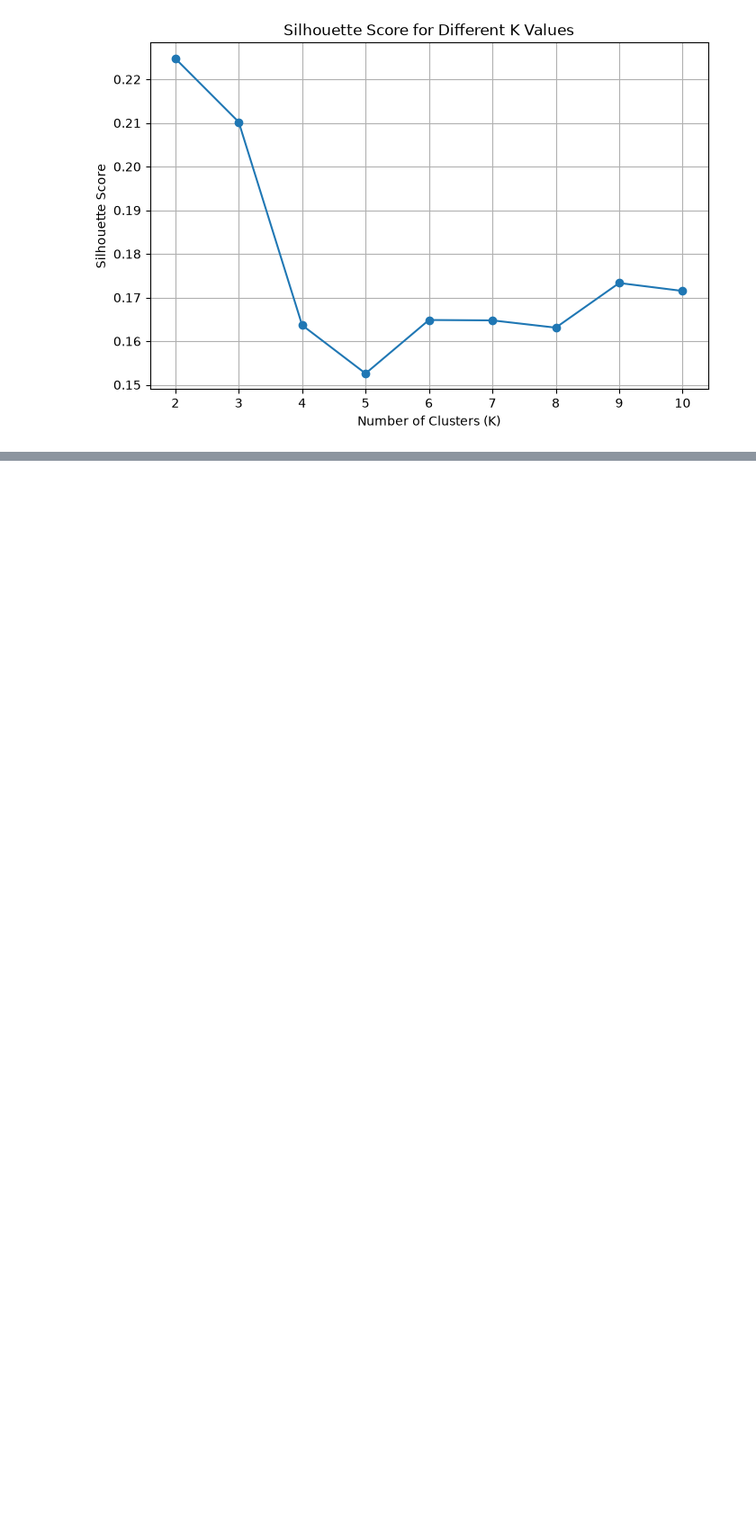
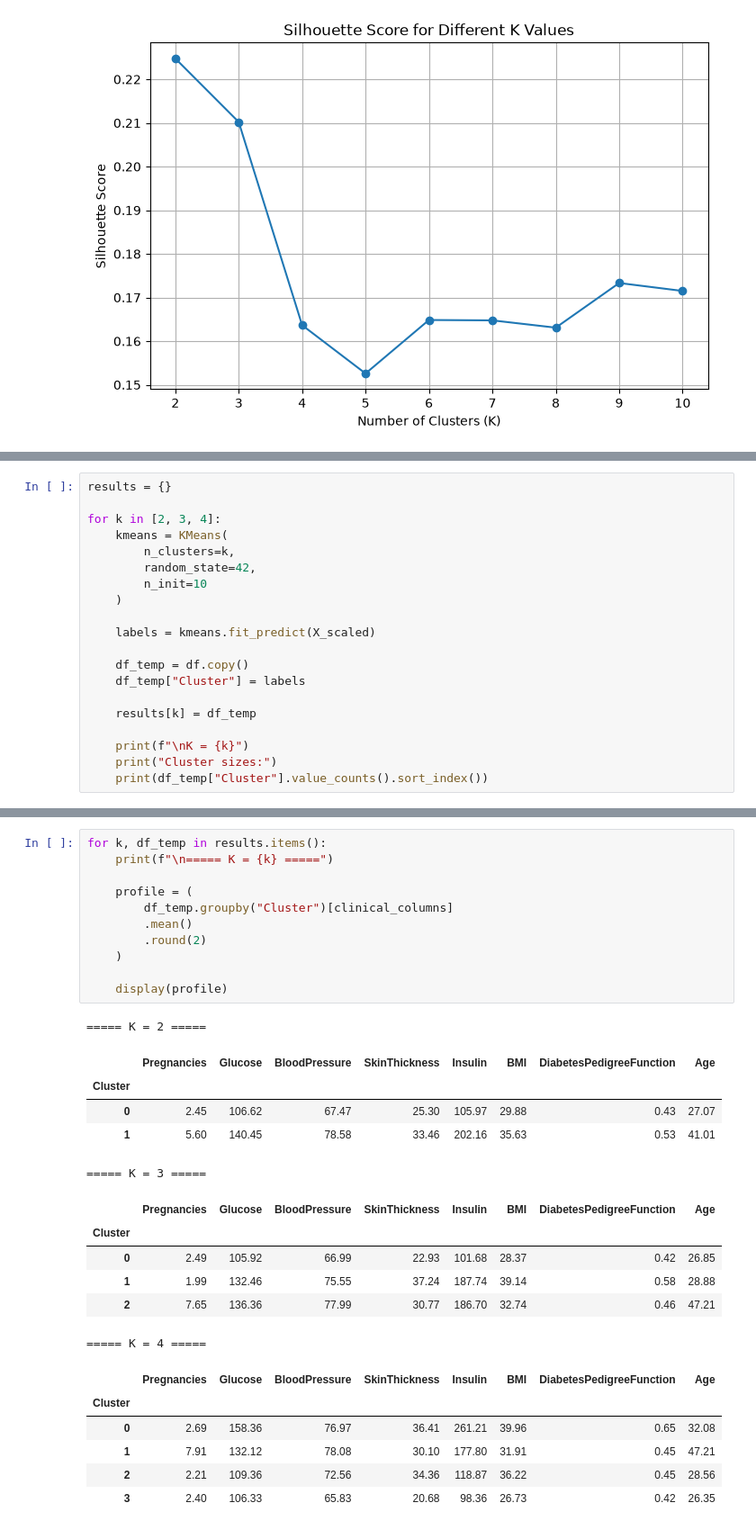
Before and after one commit to lahcen404/GlucoRisk-AI, a Jupyter notebook: notebooks/02_clustering.ipynb, the cells around one changed output, grey strips where cells are left out. Shown at 90% size. Saved outputs shown, nothing was run; the diff lists cells and outputs as text; blank space fills up the shorter version.

```diff
--- a/notebooks/02_clustering.ipynb
+++ b/notebooks/02_clustering.ipynb
@@ -186,0 +193,20 @@ plt.show()
+# %%
+results = {}
+
+for k in [2, 3, 4]:
+    kmeans = KMeans(
+        n_clusters=k,
+        random_state=42,
+        n_init=10
+    )
+
+    labels = kmeans.fit_predict(X_scaled)
+
+    df_temp = df.copy()
+    df_temp["Cluster"] = labels
+
+    results[k] = df_temp
+
+    print(f"\nK = {k}")
+    print("Cluster sizes:")
+    print(df_temp["Cluster"].value_counts().sort_index())
@@ -186,0 +231,30 @@ plt.show()
+# %%
+for k, df_temp in results.items():
+    print(f"\n===== K = {k} =====")
+
+    profile = (
+        df_temp.groupby("Cluster")[clinical_columns]
+        .mean()
+        .round(2)
+    )
+
+    display(profile)
+# %% [output]
+===== K = 2 =====
+|  | Pregnancies | Glucose | BloodPressure | SkinThickness | Insulin | BMI | DiabetesPedigreeFunction | Age |
+| Cluster |  |  |  |  |  |  |  |  |
+| 0 | 2.45 | 106.62 | 67.47 | 25.30 | 105.97 | 29.88 | 0.43 | 27.07 |
+| 1 | 5.60 | 140.45 | 78.58 | 33.46 | 202.16 | 35.63 | 0.53 | 41.01 |
+===== K = 3 =====
+|  | Pregnancies | Glucose | BloodPressure | SkinThickness | Insulin | BMI | DiabetesPedigreeFunction | Age |
+| Cluster |  |  |  |  |  |  |  |  |
+| 0 | 2.49 | 105.92 | 66.99 | 22.93 | 101.68 | 28.37 | 0.42 | 26.85 |
+| 1 | 1.99 | 132.46 | 75.55 | 37.24 | 187.74 | 39.14 | 0.58 | 28.88 |
+| 2 | 7.65 | 136.36 | 77.99 | 30.77 | 186.70 | 32.74 | 0.46 | 47.21 |
+===== K = 4 =====
+|  | Pregnancies | Glucose | BloodPressure | SkinThickness | Insulin | BMI | DiabetesPedigreeFunction | Age |
+| Cluster |  |  |  |  |  |  |  |  |
+| 0 | 2.69 | 158.36 | 76.97 | 36.41 | 261.21 | 39.96 | 0.65 | 32.08 |
+| 1 | 7.91 | 132.12 | 78.08 | 30.10 | 177.80 | 31.91 | 0.45 | 47.21 |
+| 2 | 2.21 | 109.36 | 72.56 | 34.36 | 118.87 | 36.22 | 0.45 | 28.56 |
+| 3 | 2.40 | 106.33 | 65.83 | 20.68 | 98.36 | 26.73 | 0.42 | 26.35 |
```
Also changed, not shown: parts of 13 cells of this notebook.
